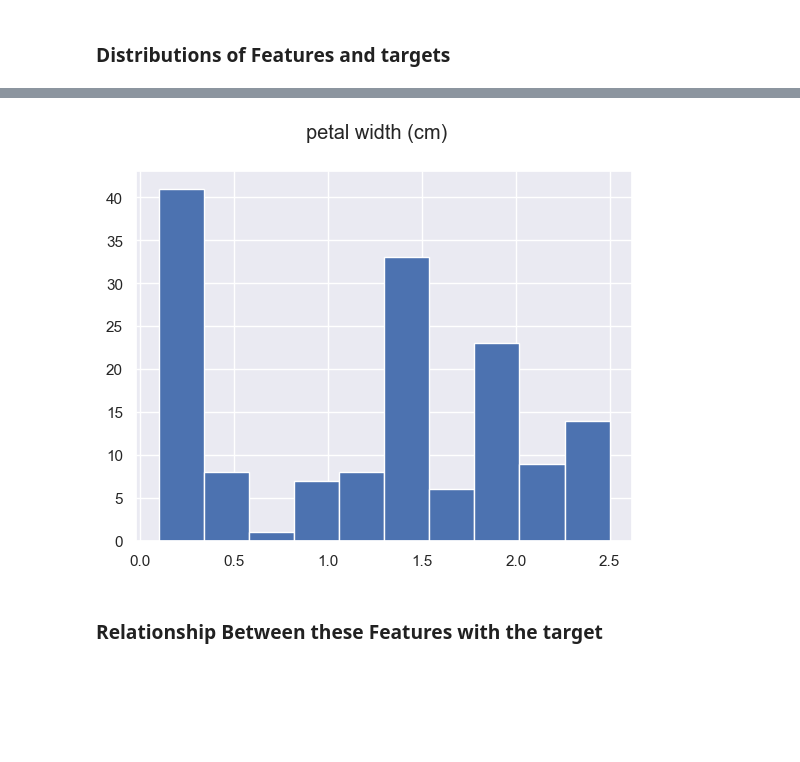
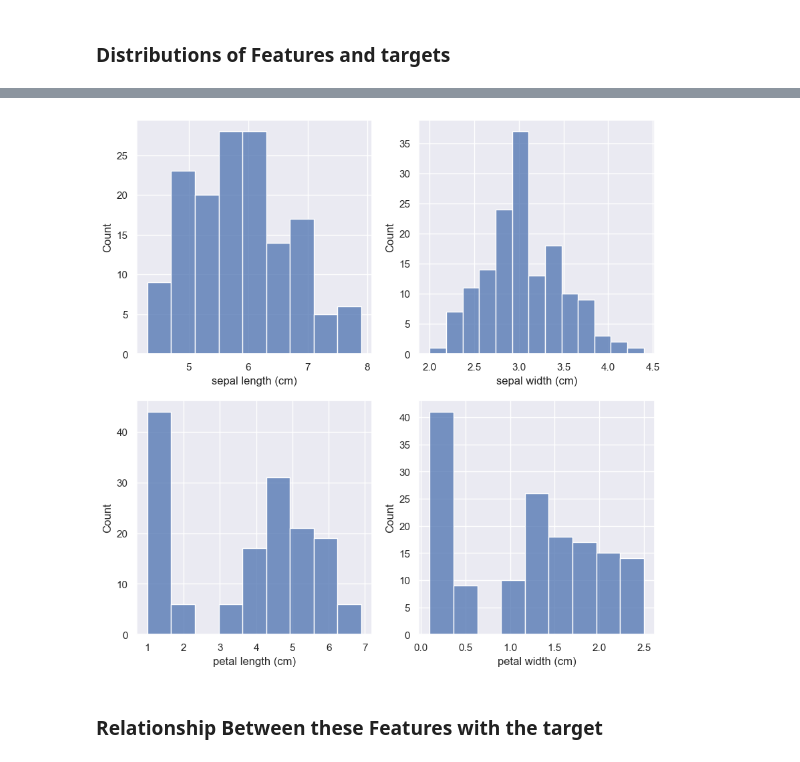
Before and after one commit to UsefGamal/The-Classic-IRIS-Dataset, a Jupyter notebook: The Classic IRIS Dataset.ipynb, the cells around one changed output, grey strips where cells are left out. Saved outputs shown, nothing was run; the diff lists cells and outputs as text; code cells hidden in the pictures; blank space fills up the shorter version.

Commit message:
Finalizing the project and adding the plot Hist function

```diff
--- a/The Classic IRIS Dataset.ipynb
+++ b/The Classic IRIS Dataset.ipynb
@@ -143,10 +122,19 @@ plt.show()
-# %%
-col = "petal width (cm)"
-df[col].hist()
-plt.suptitle(col)
-plt.show()
-# %% [output]
-[figure, removed]
+# %%
+def plot_Histdata(df,cols):
+    fig, axs = plt.subplots(2, 2, figsize=(10,10))
+    axs = axs.flatten()
+    sns.histplot(df[cols[0]], ax=axs[0])
+    sns.histplot(df[cols[1]], ax=axs[1])
+    sns.histplot(df[cols[2]], ax=axs[2])
+    sns.histplot(df[cols[3]], ax=axs[3])
+    plt.savefig("./Images/HistData"+str(sum(df.count())))
+    plt.show()
+# %%
+cols = ["sepal length (cm)","sepal width (cm)","petal length (cm)","petal width (cm)"]
+
+plot_Histdata(df,cols)
+# %% [output]
+[figure, added]
 # %% [markdown]
 ### Relationship Between these Features with the target
 # %%
```
Also changed, not shown: parts of 17 cells of this notebook, 5 other files.
